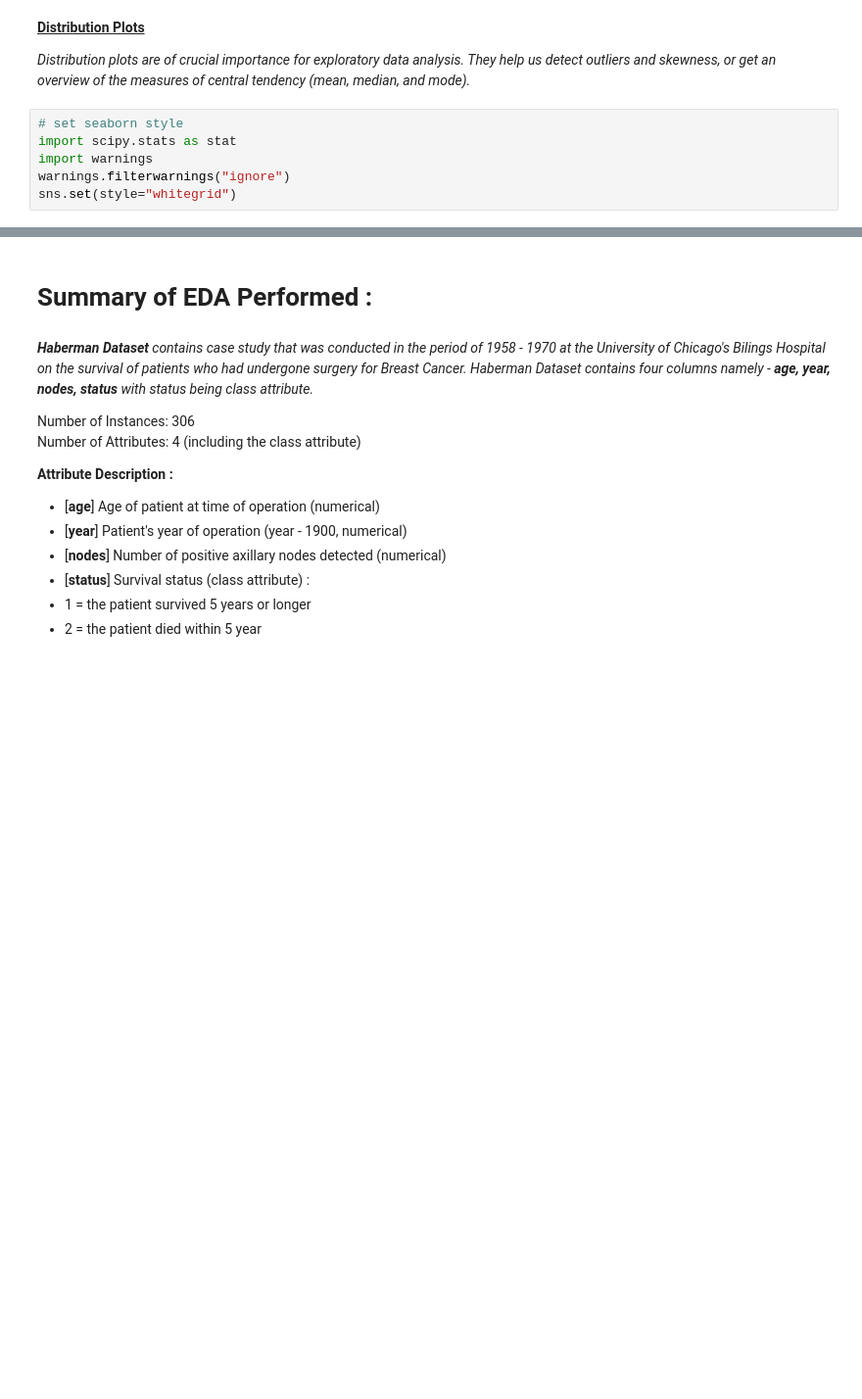
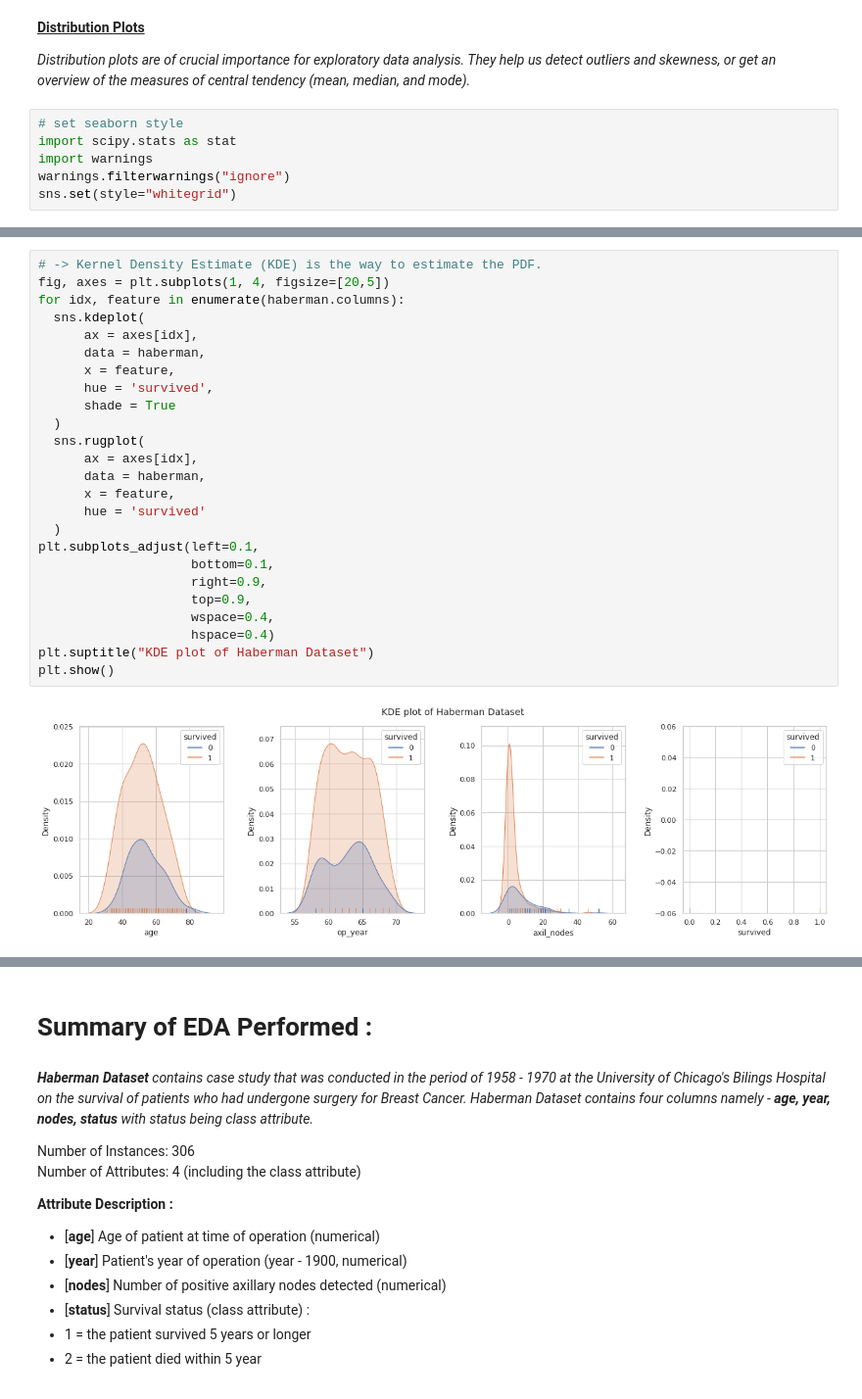
Before and after one commit to rabindramahato3/AppliedAI, a Jupyter notebook: 2_EDA_on_Haberman_Dataset.ipynb, the cells around one changed output, grey strips where cells are left out. Shown at 98% size. Drawn from its saved outputs; the diff is of its cells as text; blank space fills up the shorter version.

```diff
--- a/2_EDA_on_Haberman_Dataset.ipynb
+++ b/2_EDA_on_Haberman_Dataset.ipynb
@@ -1091,0 +441,27 @@ plt.show()
+# %%
+# -> Kernel Density Estimate (KDE) is the way to estimate the PDF.
+fig, axes = plt.subplots(1, 4, figsize=[20,5])
+for idx, feature in enumerate(haberman.columns):
+  sns.kdeplot(
+      ax = axes[idx],
+      data = haberman,
+      x = feature,
+      hue = 'survived',
+      shade = True
+  )
+  sns.rugplot(
+      ax = axes[idx],
+      data = haberman,
+      x = feature,
+      hue = 'survived'
+  )
+plt.subplots_adjust(left=0.1,
+                    bottom=0.1,
+                    right=0.9,
+                    top=0.9,
+                    wspace=0.4,
+                    hspace=0.4)
+plt.suptitle("KDE plot of Haberman Dataset")
+plt.show()
+# %% [output]
+[figure, added]
```
Also changed, not shown: parts of 177 cells of this notebook.
